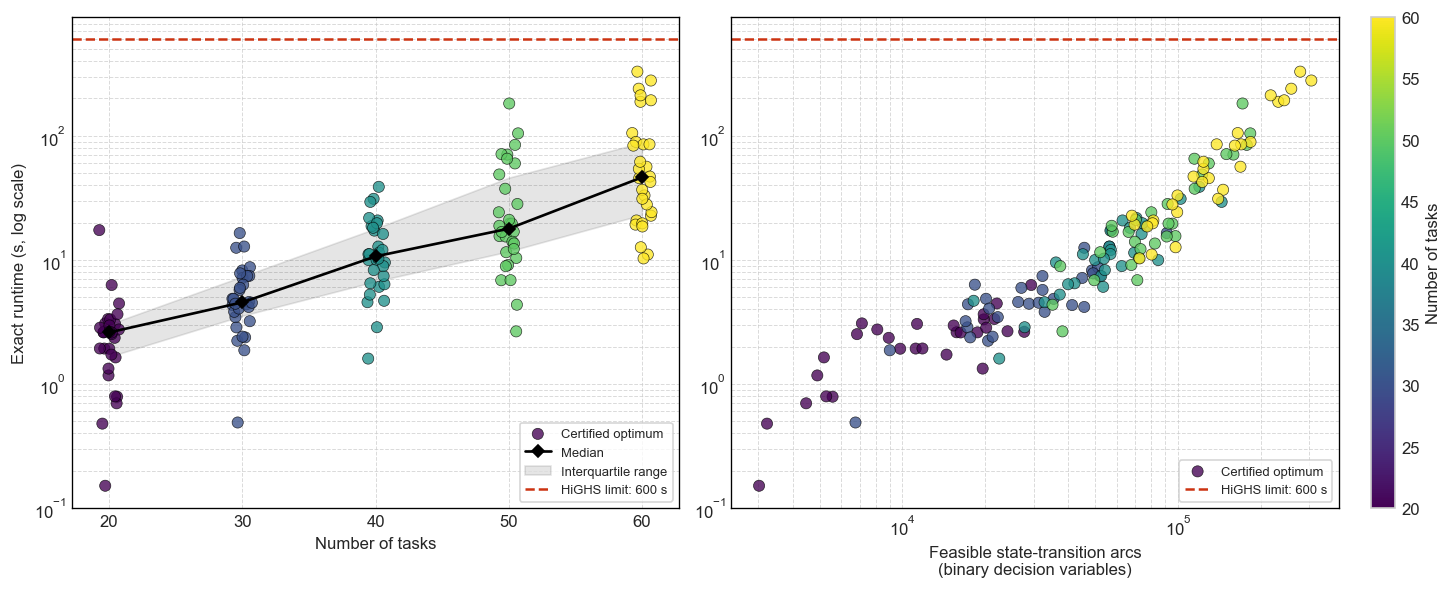
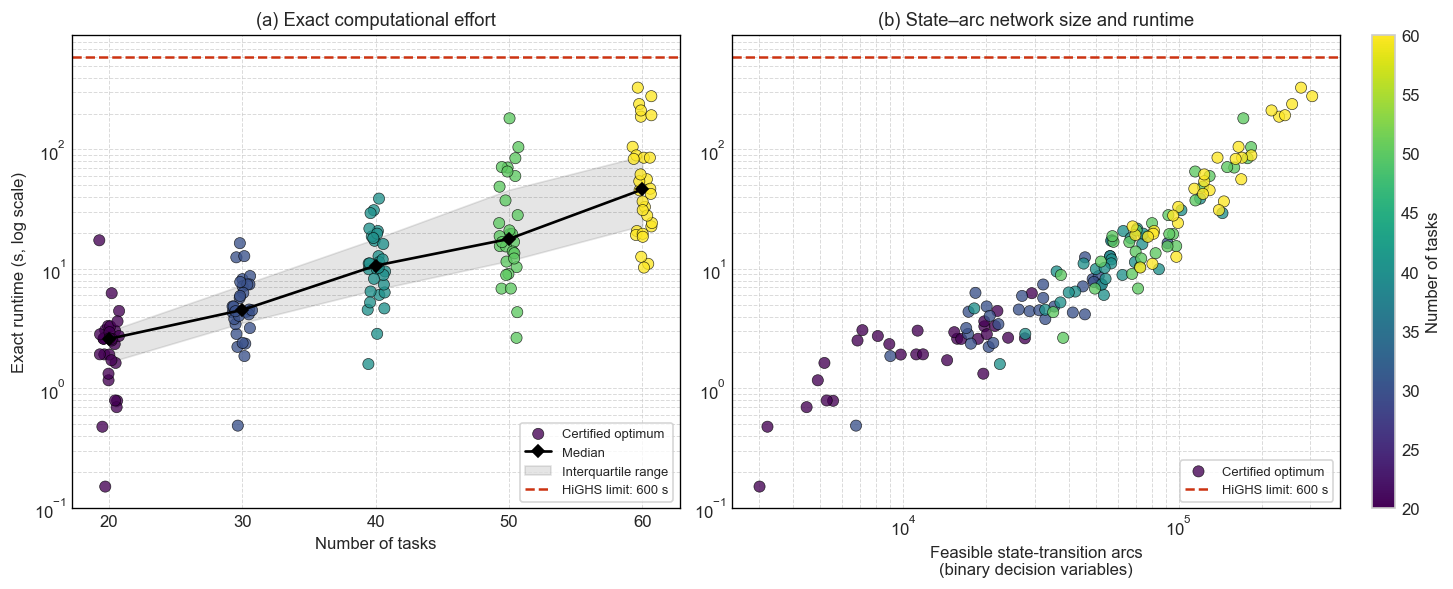
The notebook cell's code change between the first figure and the second:
--- before
+++ after
@@ -153,7 +153,7 @@
     "Exact runtime (s, log scale)"
 )
-#ax_effort.set_title(
-#    "(a) Exact computational effort"
-#)
+ax_effort.set_title(
+    "(a) Exact computational effort"
+)
 ax_effort.set_xticks(task_sizes_A)
 
@@ -212,7 +212,7 @@
 )
 
-#ax_structure.set_title(
-#    "(b) State–arc network size and runtime"
-#)
+ax_structure.set_title(
+    "(b) State–arc network size and runtime"
+)
 
 ax_structure.legend(
@@ -264,5 +264,5 @@
     (
         "fig_expA_exact_computational_effort_"
-        "and_state_arc_size_2"
-    ),
-)
+        "and_state_arc_size"
+    ),
+)

Commit: aa